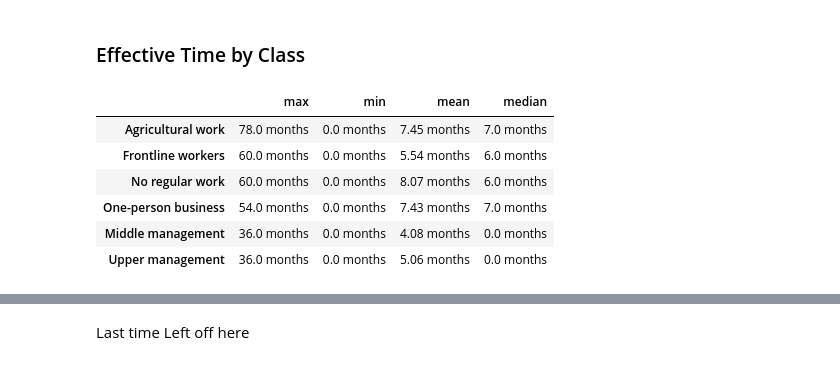
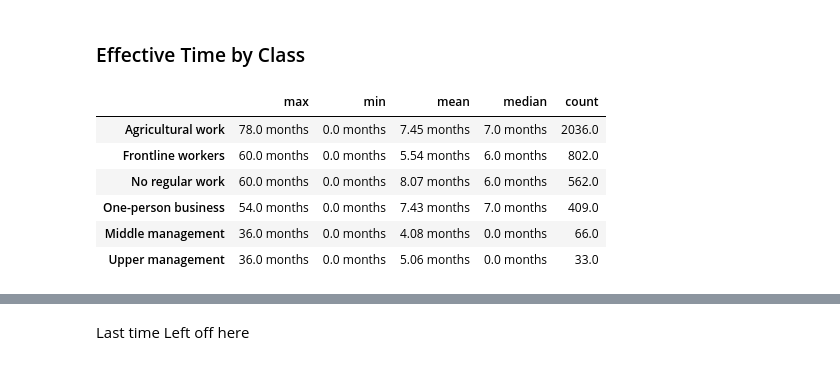
Before and after one commit to Yibin-Li/Law-Parser, a Jupyter notebook: Parsing Result Table.ipynb, the cells around one changed output, grey strips where cells are left out. Drawn from its saved outputs; the diff is of its cells as text; code cells hidden in the pictures.

```diff
--- a/Parsing Result Table.ipynb
+++ b/Parsing Result Table.ipynb
@@ -1012,13 +1010,15 @@ for k in occu_total_dict.keys():
     i_min = np.min(i_arr)
     i_mean = np.around(np.mean(i_arr), decimals=2)
     i_median = np.median(i_arr)
-    i_stats_result = [i_max, i_min, i_mean, i_median]
+    i_count = len(i_arr)
+    i_stats_result = [i_max, i_min, i_mean, i_median, i_count]
     occu_total_stats_result.append(i_stats_result)
-df = pd.DataFrame(np.array(occu_total_stats_result),columns=['max', 'min', 'mean', 'median'])
+df = pd.DataFrame(np.array(occu_total_stats_result),columns=['max', 'min', 'mean', 'median', 'count'])
 df.rename(index={k[0]:k[1] for k in list(enumerate([i[0] for i in class_count_dict[:10]]))}, inplace=True)
 df = df.astype(str)
 for row in range(len(df)):
     for column in df.columns:
-        df.iloc[row][column] = df.iloc[row][column] + " months"
+        if column != "count":
+            df.iloc[row][column] = df.iloc[row][column] + " months"
 df
 # %% [output]
@@ -1041,13 +1041,15 @@ for k in occu_total_dict.keys():
     i_min = np.min(i_arr)
     i_mean = np.around(np.mean(i_arr), decimals=2)
     i_median = np.median(i_arr)
-    i_stats_result = [i_max, i_min, i_mean, i_median]
+    i_count = len(i_arr)
+    i_stats_result = [i_max, i_min, i_mean, i_median, i_count]
     occu_total_stats_result.append(i_stats_result)
-df = pd.DataFrame(np.array(occu_total_stats_result),columns=['max', 'min', 'mean', 'median'])
+df = pd.DataFrame(np.array(occu_total_stats_result),columns=['max', 'min', 'mean', 'median', 'count'])
 df.rename(index={k[0]:k[1] for k in list(enumerate([i[0] for i in class_count_dict[:10]]))}, inplace=True)
 df = df.astype(str)
 for row in range(len(df)):
     for column in df.columns:
-        df.iloc[row][column] = df.iloc[row][column] + " months"
+        if column != 'count':
+            df.iloc[row][column] = df.iloc[row][column] + " months"
 df
 # %% [output]
@@ -1070,13 +1072,15 @@ for k in occu_total_dict.keys():
     i_min = np.min(i_arr)
     i_mean = np.around(np.mean(i_arr), decimals=2)
     i_median = np.median(i_arr)
-    i_stats_result = [i_max, i_min, i_mean, i_median]
+    i_count = len(i_arr)
+    i_stats_result = [i_max, i_min, i_mean, i_median, i_count]
     occu_total_stats_result.append(i_stats_result)
-df = pd.DataFrame(np.array(occu_total_stats_result),columns=['max', 'min', 'mean', 'median'])
+df = pd.DataFrame(np.array(occu_total_stats_result),columns=['max', 'min', 'mean', 'median', 'count'])
 df.rename(index={k[0]:k[1] for k in list(enumerate([i[0] for i in class_count_dict[:10]]))}, inplace=True)
 df = df.astype(str)
 for row in range(len(df)):
     for column in df.columns:
-        df.iloc[row][column] = df.iloc[row][column] + " days"
+        if column != 'count':
+            df.iloc[row][column] = df.iloc[row][column] + " days"
 df
 # %% [output]
@@ -1099,13 +1103,15 @@ for k in occu_total_dict.keys():
     i_min = np.min(i_arr)
     i_mean = np.around(np.mean(i_arr), decimals=2)
     i_median = np.median(i_arr)
-    i_stats_result = [i_max, i_min, i_mean, i_median]
+    i_count = len(i_arr)
+    i_stats_result = [i_max, i_min, i_mean, i_median, i_count]
     occu_total_stats_result.append(i_stats_result)
-df = pd.DataFrame(np.array(occu_total_stats_result),columns=['max', 'min', 'mean', 'median'])
+df = pd.DataFrame(np.array(occu_total_stats_result),columns=['max', 'min', 'mean', 'median', 'count'])
 df.rename(index={k[0]:k[1] for k in list(enumerate([i[0] for i in class_count_dict[:10]]))}, inplace=True)
 df = df.astype(str)
 for row in range(len(df)):
     for column in df.columns:
-        df.iloc[row][column] = df.iloc[row][column] + " CNY"
+        if column != 'count':
+            df.iloc[row][column] = df.iloc[row][column] + " CNY"
 df
 # %% [output]
@@ -1121,27 +1127,29 @@ df
 # %%
 occu_i_stats_result = []
 occu_total_stats_result = []
 
 for k in occu_total_dict.keys():
     i_arr = occu_total_dict[k][4]
     i_max = np.max(i_arr)
     i_min = np.min(i_arr)
     i_mean = np.around(np.mean(i_arr), decimals=2)
     i_median = np.median(i_arr)
-    i_stats_result = [i_max, i_min, i_mean, i_median]
+    i_count = len(i_arr)
+    i_stats_result = [i_max, i_min, i_mean, i_median, i_count]
     occu_total_stats_result.append(i_stats_result)
-df = pd.DataFrame(np.array(occu_total_stats_result),columns=['max', 'min', 'mean', 'median'])
+df = pd.DataFrame(np.array(occu_total_stats_result),columns=['max', 'min', 'mean', 'median', 'count'])
 df.rename(index={k[0]:k[1] for k in list(enumerate([i[0] for i in class_count_dict[:10]]))}, inplace=True)
 df = df.astype(str)
 for row in range(len(df)):
     for column in df.columns:
-        df.iloc[row][column] = df.iloc[row][column] + " months"
+        if column != 'count':
+            df.iloc[row][column] = df.iloc[row][column] + " months"
 df
 # %% [output]
-|  | max | min | mean | median |
-| Agricultural work | 78.0 months | 0.0 months | 7.45 months | 7.0 months |
-| Frontline workers | 60.0 months | 0.0 months | 5.54 months | 6.0 months |
-| No regular work | 60.0 months | 0.0 months | 8.07 months | 6.0 months |
-| One-person business | 54.0 months | 0.0 months | 7.43 months | 7.0 months |
-| Middle management | 36.0 months | 0.0 months | 4.08 months | 0.0 months |
-| Upper management | 36.0 months | 0.0 months | 5.06 months | 0.0 months |
+|  | max | min | mean | median | count |
+| Agricultural work | 78.0 months | 0.0 months | 7.45 months | 7.0 months | 2036.0 |
+| Frontline workers | 60.0 months | 0.0 months | 5.54 months | 6.0 months | 802.0 |
+| No regular work | 60.0 months | 0.0 months | 8.07 months | 6.0 months | 562.0 |
+| One-person business | 54.0 months | 0.0 months | 7.43 months | 7.0 months | 409.0 |
+| Middle management | 36.0 months | 0.0 months | 4.08 months | 0.0 months | 66.0 |
+| Upper management | 36.0 months | 0.0 months | 5.06 months | 0.0 months | 33.0 |
```
Also changed, not shown: parts of 10 cells of this notebook.
